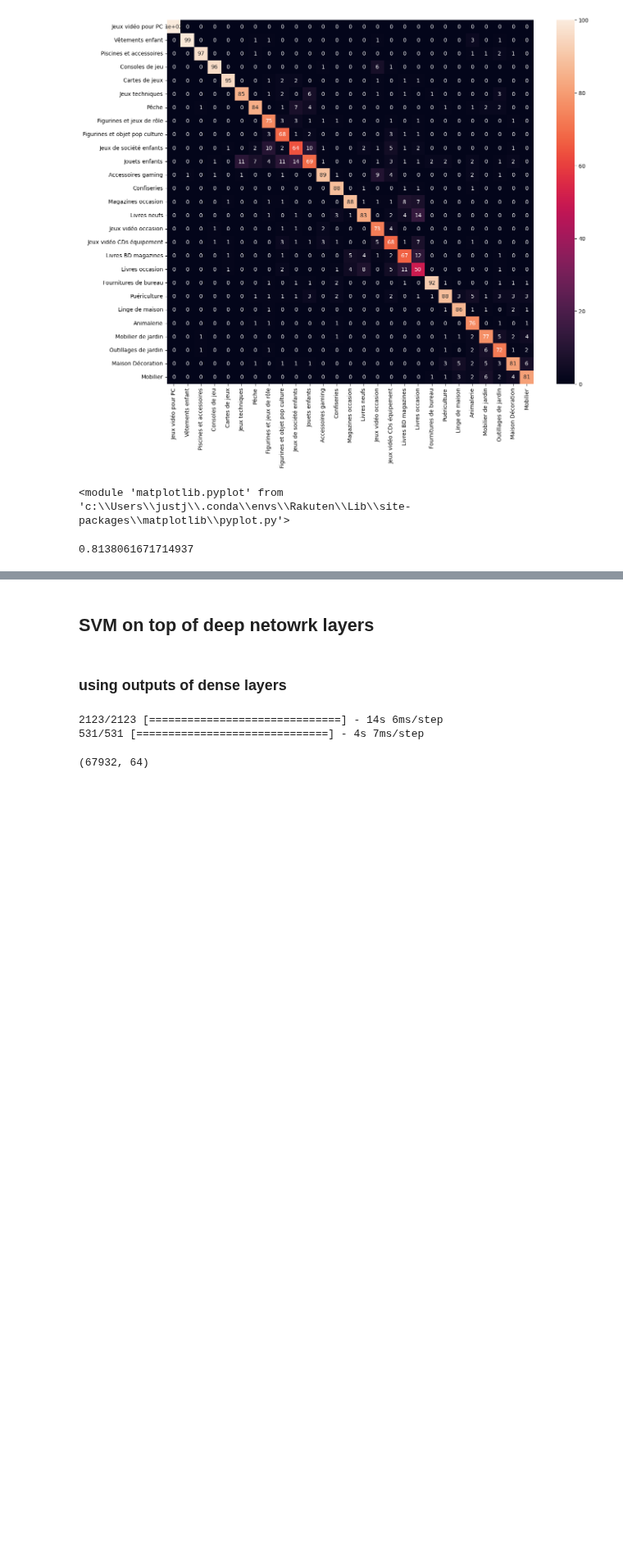
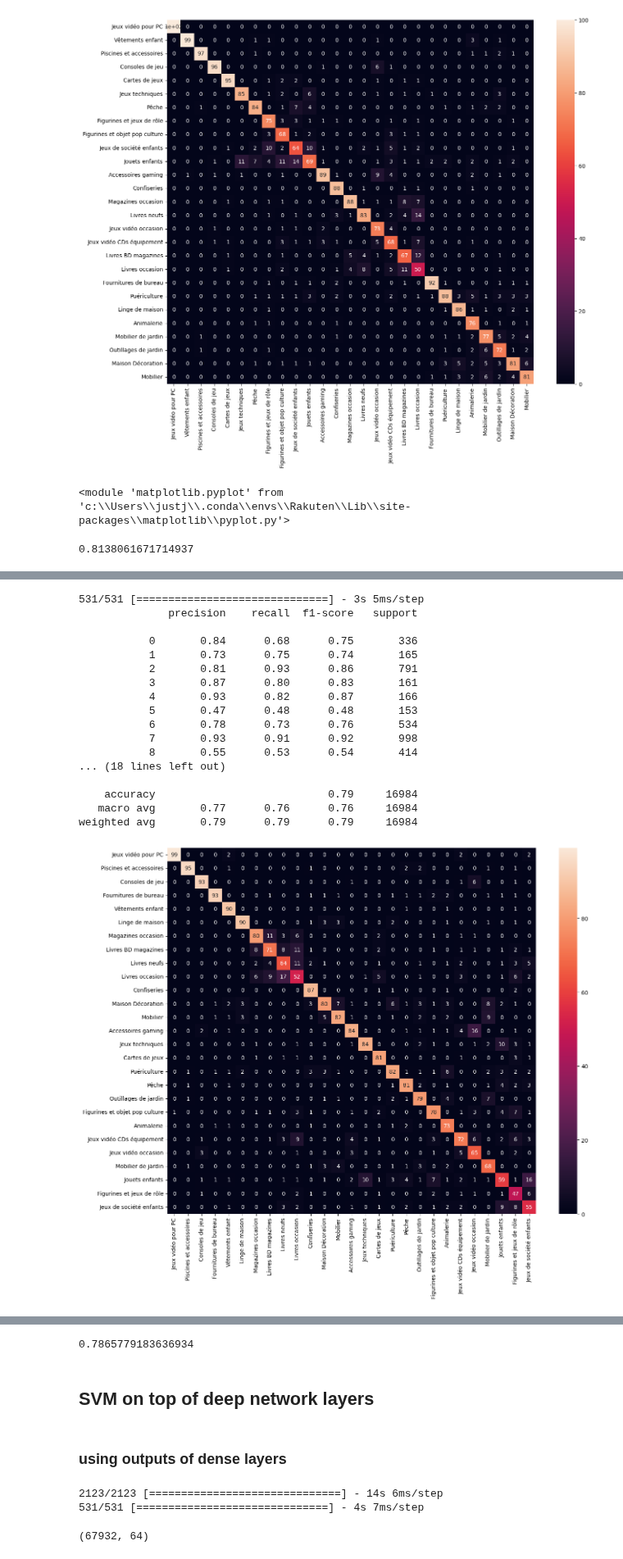
Before and after one commit to Konarovic/Rakuten, a Jupyter notebook: notebook/notebook_Textclassification_ANN.ipynb, the cells around one changed output, grey strips where cells are left out. Shown at 82% size. Drawn from its saved outputs; the diff is of its cells as text; code cells hidden in the pictures; blank space fills up the shorter version.

Commit message:
updates on notebooks on text classification

```diff
--- a/notebook/notebook_Textclassification_ANN.ipynb
+++ b/notebook/notebook_Textclassification_ANN.ipynb
@@ -114,5 +128,6 @@ def plot_classification_results(y_true, y_pred, index=None):
 # %%
 from sklearn.model_selection import train_test_split
 
+target = prdlabel['prdtypedesignation']
 #Creating train and test sets
 X_train, X_test, y_train, y_test = train_test_split(data['tokens'], target, test_size=0.2, random_state=123, stratify=target)
@@ -249,0 +414,38 @@ f1_score(y_test_class, test_pred_class, average='weighted')
+# %%
+from keras.models import Sequential, Model
+from keras.layers import Input, TextVectorization, Embedding, Flatten, Dense, Conv1D, Conv2D, Dropout, MaxPooling1D, Reshape, GlobalAveragePooling1D
+from keras.layers import LSTM, GRU
+from keras.metrics import F1Score
+
+#Size of vocabulary
+max_len = 50 #max length of senetnces in tokens, critical for LSTM, shouldn't be too high
+max_tok = 140000 #max number of different tokens
+outvec_size = 300
+n_class = len(np.unique(y_train_class)) #number of classes for classification layer
+f1_score = F1Score(average='weighted', threshold=None, name='f1_score', dtype=None) #Can't yet make that one work
+
+#Building simple dense model with embedding
+model = Sequential()
+model.add(Input(shape=(1,), dtype=tf.string))
+model.add(TextVectorization(max_tokens=max_tok, output_mode='int', output_sequence_length=max_len, standardize="lower_and_strip_punctuation", split='whitespace'))
+model.add(Embedding(input_dim=max_tok, output_dim=outvec_size, input_length=max_len))
+
+model.add(Dropout(rate=0.5))
+
+model.add(LSTM(64))#model.add(LSTM(128))
+
+model.add(Flatten())
+model.add(Dense(units=64, activation='relu'))
+model.add(Dropout(rate=0.2))
+
+#model.add(Dense(units=128, activation='relu'))
+#model.add(Dropout(rate=0.2))
+
+model.add(Dense(units=n_class, activation='softmax'))
+
+#Creating the vocabulary for the tokenizer before training
+model.layers[0].adapt(X_train)
+
+model.compile(optimizer='adam', loss='sparse_categorical_crossentropy', metrics=['accuracy'])
+
+model.summary()
@@ -249,0 +470,2 @@ f1_score(y_test_class, test_pred_class, average='weighted')
+# %%
+history = model.fit(X_train, y_train_class, epochs=5, batch_size=64, validation_split=0.1)
@@ -249,0 +483,23 @@ f1_score(y_test_class, test_pred_class, average='weighted')
+# %%
+test_pred = model.predict(X_test)
+test_pred_class = np.argmax(test_pred, axis=1)
+plot_classification_results(y_test_class, test_pred_class, index=encoder.classes_)
+# %% [output]
+531/531 [==============================] - 3s 5ms/step
+              precision    recall  f1-score   support
+
+           0       0.84      0.68      0.75       336
+           1       0.73      0.75      0.74       165
+           2       0.81      0.93      0.86       791
+           3       0.87      0.80      0.83       161
+           4       0.93      0.82      0.87       166
+           5       0.47      0.48      0.48       153
+           6       0.78      0.73      0.76       534
+           7       0.93      0.91      0.92       998
+           8       0.55      0.53      0.54       414
+... (18 lines left out)
+
+    accuracy                           0.79     16984
+   macro avg       0.77      0.76      0.76     16984
+weighted avg       0.79      0.79      0.79     16984
+[figure, added]
@@ -250,5 +507,11 @@ f1_score(y_test_class, test_pred_class, average='weighted')
+# %%
+from sklearn.metrics import f1_score
+
+f1_score(y_test_class, test_pred_class, average='weighted')
+# %% [output]
+0.7865779183636934
 # %% [markdown]
-## SVM on top of deep netowrk layers
+## SVM on top of deep network layers
 # %% [markdown]
 ### using outputs of dense layers
 # %%
```
Also changed, not shown: parts of 26 cells of this notebook, 3 other files.
